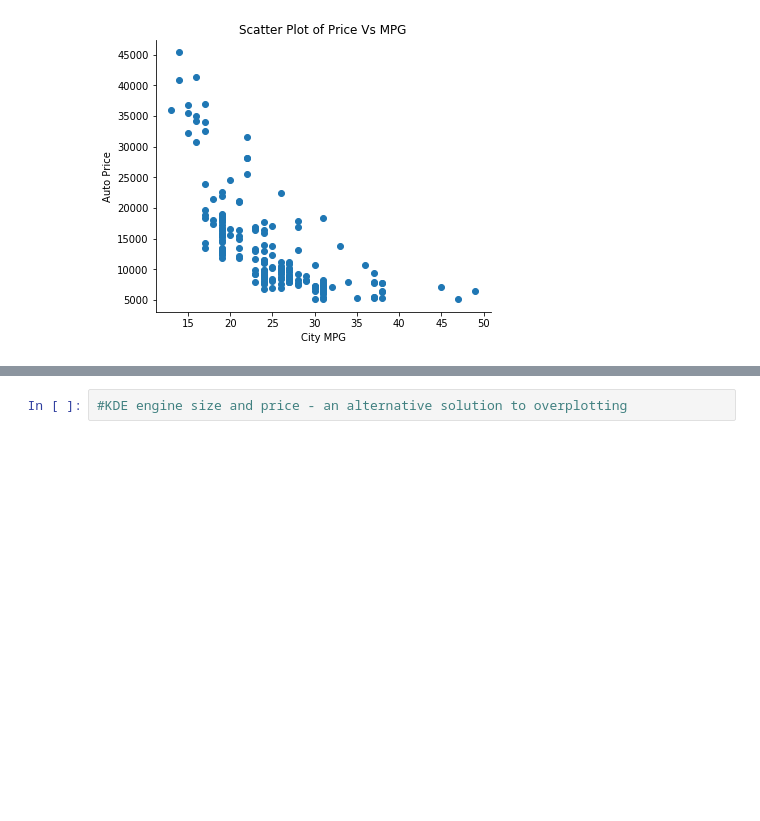
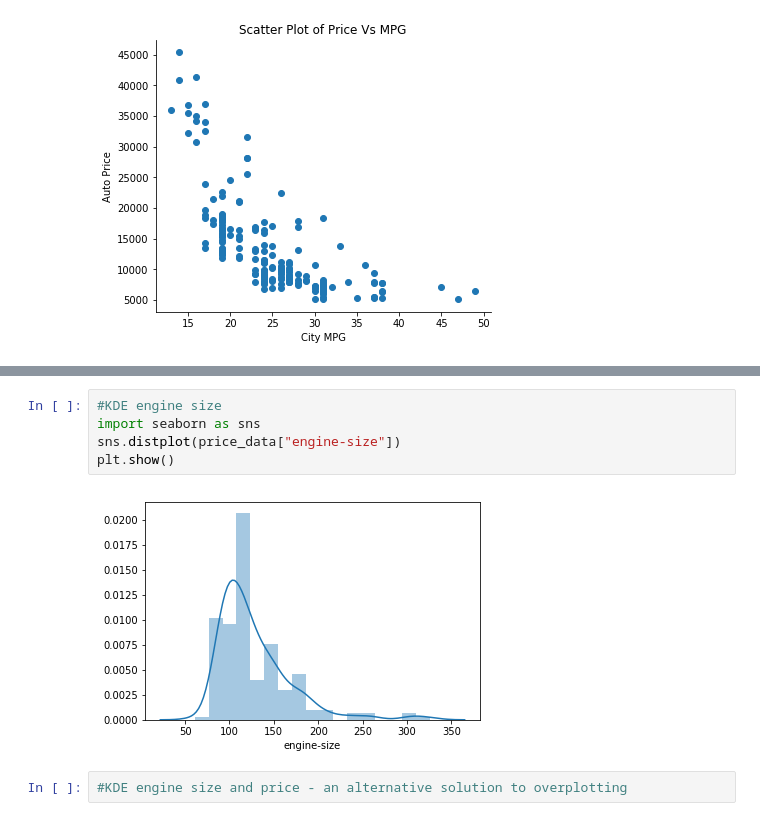
Before and after one commit to dool/py-data-drills, a Jupyter notebook: Elston_Car_Prices/DataVisualizationAutomobilePrices.ipynb, the cells around one changed output, grey strips where cells are left out. Cells and saved outputs as stored; diff of their text form; blank space fills up the shorter version.

```diff
--- a/Elston_Car_Prices/DataVisualizationAutomobilePrices.ipynb
+++ b/Elston_Car_Prices/DataVisualizationAutomobilePrices.ipynb
@@ -93,2 +100,9 @@ plt.show()
+# %%
+#KDE engine size
+import seaborn as sns
+sns.distplot(price_data["engine-size"])
+plt.show()
+# %% [output]
+[figure, added]
 # %%
 #KDE engine size and price - an alternative solution to overplotting
```
Also changed, not shown: parts of 5 cells of this notebook.
